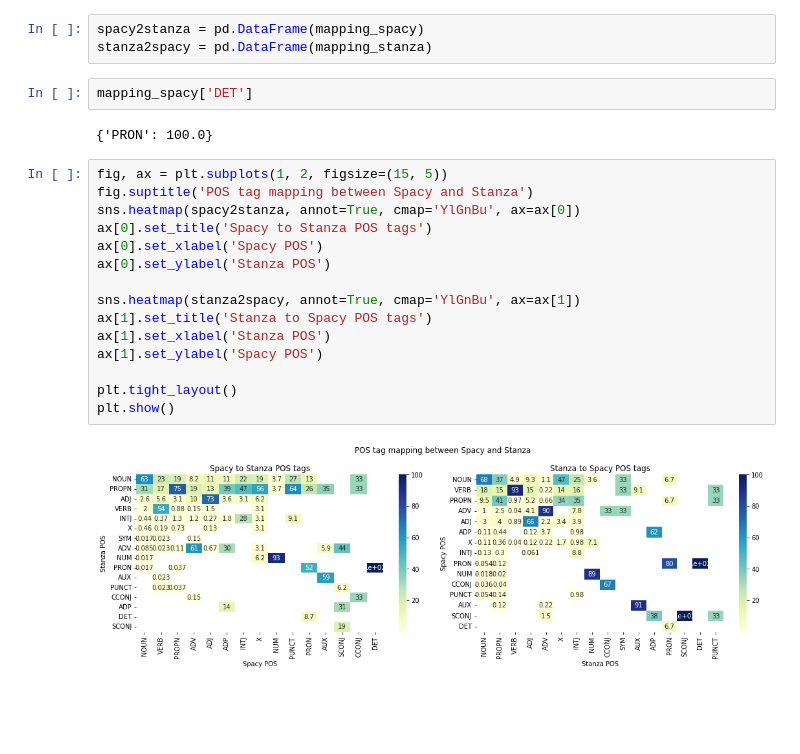
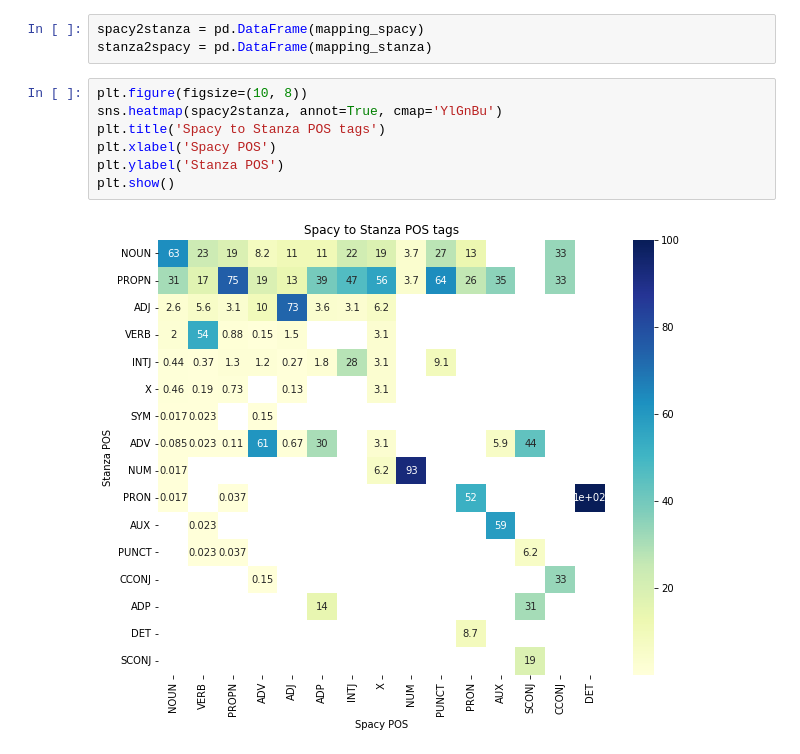
Before and after one commit to AnnaTokareff/data-science-project, a Jupyter notebook: part_2_pos_tagging.ipynb, the cells around one changed output. Cells and saved outputs as stored; diff of their text form; blank space fills up the shorter version.

Commit message:
Change the visualization for pos tagging

```diff
--- a/part_2_pos_tagging.ipynb
+++ b/part_2_pos_tagging.ipynb
@@ -131,24 +131,12 @@ PROPN: 33.33%, VERB: 33.33%, SCONJ: 33.33%,
 # %%
 spacy2stanza = pd.DataFrame(mapping_spacy)
 stanza2spacy = pd.DataFrame(mapping_stanza)
-# %%
-mapping_spacy['DET']
-# %% [output]
-{'PRON': 100.0}
-# %%
-fig, ax = plt.subplots(1, 2, figsize=(15, 5))
-fig.suptitle('POS tag mapping between Spacy and Stanza')
-sns.heatmap(spacy2stanza, annot=True, cmap='YlGnBu', ax=ax[0])
-ax[0].set_title('Spacy to Stanza POS tags')
-ax[0].set_xlabel('Spacy POS')
-ax[0].set_ylabel('Stanza POS')
-
-sns.heatmap(stanza2spacy, annot=True, cmap='YlGnBu', ax=ax[1])
-ax[1].set_title('Stanza to Spacy POS tags')
-ax[1].set_xlabel('Stanza POS')
-ax[1].set_ylabel('Spacy POS')
-
-plt.tight_layout()
-plt.show()
-# %% [output]
-[figure, removed]
+# %%
+plt.figure(figsize=(10, 8))
+sns.heatmap(spacy2stanza, annot=True, cmap='YlGnBu')
+plt.title('Spacy to Stanza POS tags')
+plt.xlabel('Spacy POS')
+plt.ylabel('Stanza POS')
+plt.show()
+# %% [output]
+[figure, added]
```
Also changed, not shown: parts of 1 cell of this notebook.
